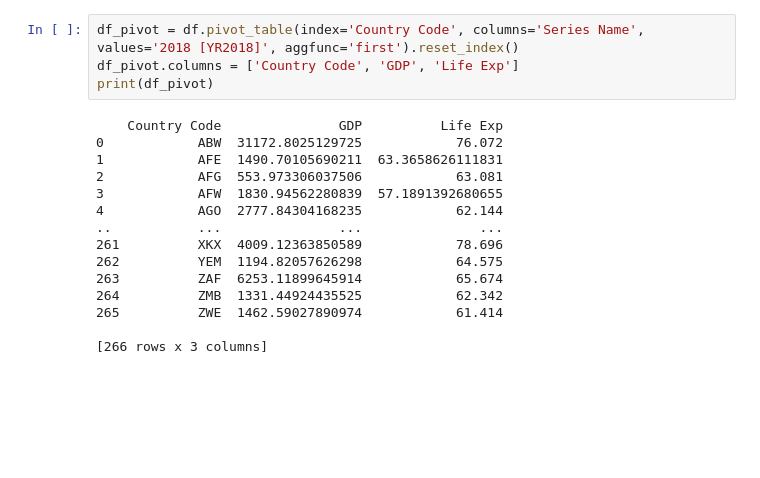
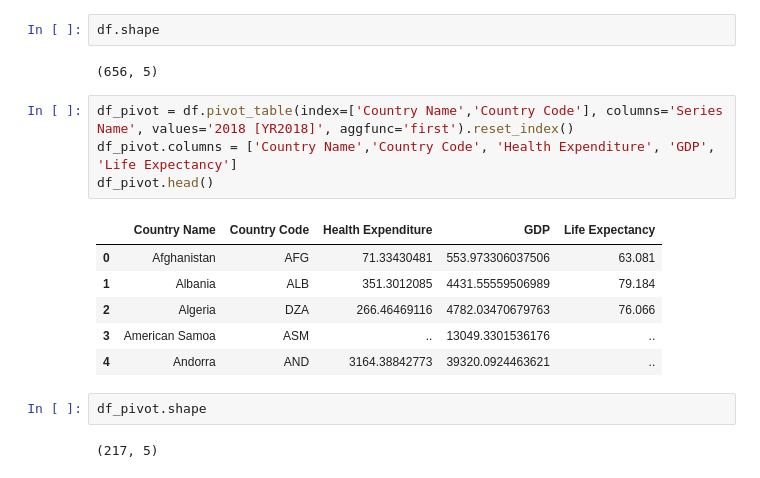
Before and after one commit to hannmann/Challenge, a Jupyter notebook: challenge2.ipynb, the cells around one changed output. Saved outputs shown, nothing was run; the diff lists cells and outputs as text; blank space fills up the shorter version.

```diff
--- a/challenge2.ipynb
+++ b/challenge2.ipynb
@@ -18,22 +22,22 @@ df.head()
 | 2 | GDP per capita (constant 2015 US$) | NY.GDP.PCAP.KD | Algeria | DZA | 4782.03470679763 |
 | 3 | GDP per capita (constant 2015 US$) | NY.GDP.PCAP.KD | American Samoa | ASM | 13049.3301536176 |
 | 4 | GDP per capita (constant 2015 US$) | NY.GDP.PCAP.KD | Andorra | AND | 39320.0924463621 |
+# %%
+df.shape
+# %% [output]
+(656, 5)
 # %%
-df_pivot = df.pivot_table(index='Country Code', columns='Series Name', values='2018 [YR2018]', aggfunc='first').reset_index()
-df_pivot.columns = ['Country Code', 'GDP', 'Life Exp']
-print(df_pivot)
+df_pivot = df.pivot_table(index=['Country Name','Country Code'], columns='Series Name', values='2018 [YR2018]', aggfunc='first').reset_index()
+df_pivot.columns = ['Country Name','Country Code', 'Health Expenditure', 'GDP', 'Life Expectancy']
+df_pivot.head()
 # %% [output]
-    Country Code               GDP          Life Exp
-0            ABW  31172.8025129725            76.072
-1            AFE  1490.70105690211  63.3658626111831
-2            AFG  553.973306037506            63.081
-3            AFW  1830.94562280839  57.1891392680655
-4            AGO  2777.84304168235            62.144
-..           ...               ...               ...
-261          XKX  4009.12363850589            78.696
-262          YEM  1194.82057626298            64.575
-263          ZAF  6253.11899645914            65.674
-264          ZMB  1331.44924435525            62.342
-265          ZWE  1462.59027890974            61.414
-
-[266 rows x 3 columns]
+|  | Country Name | Country Code | Health Expenditure | GDP | Life Expectancy |
+| 0 | Afghanistan | AFG | 71.33430481 | 553.973306037506 | 63.081 |
+| 1 | Albania | ALB | 351.3012085 | 4431.55559506989 | 79.184 |
+| 2 | Algeria | DZA | 266.46469116 | 4782.03470679763 | 76.066 |
+| 3 | American Samoa | ASM | .. | 13049.3301536176 | .. |
+| 4 | Andorra | AND | 3164.38842773 | 39320.0924463621 | .. |
+# %%
+df_pivot.shape
+# %% [output]
+(217, 5)
```
Also changed, not shown: parts of 16 cells of this notebook.
